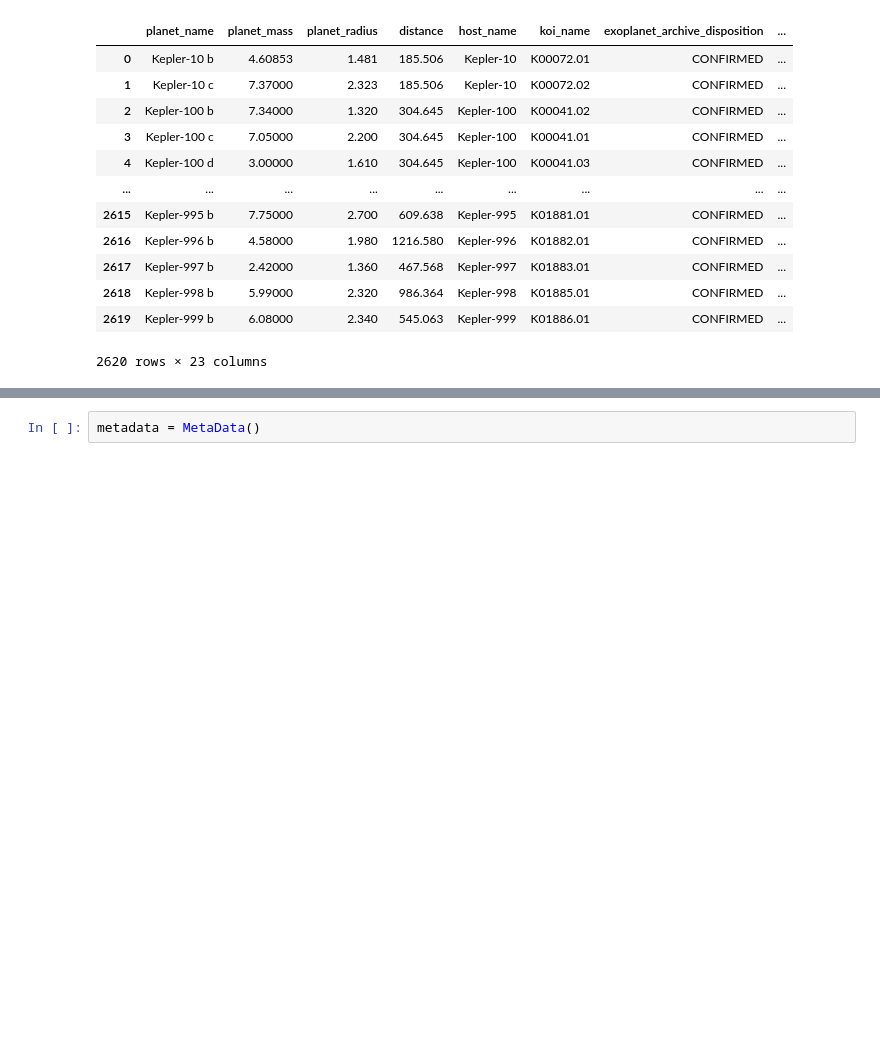
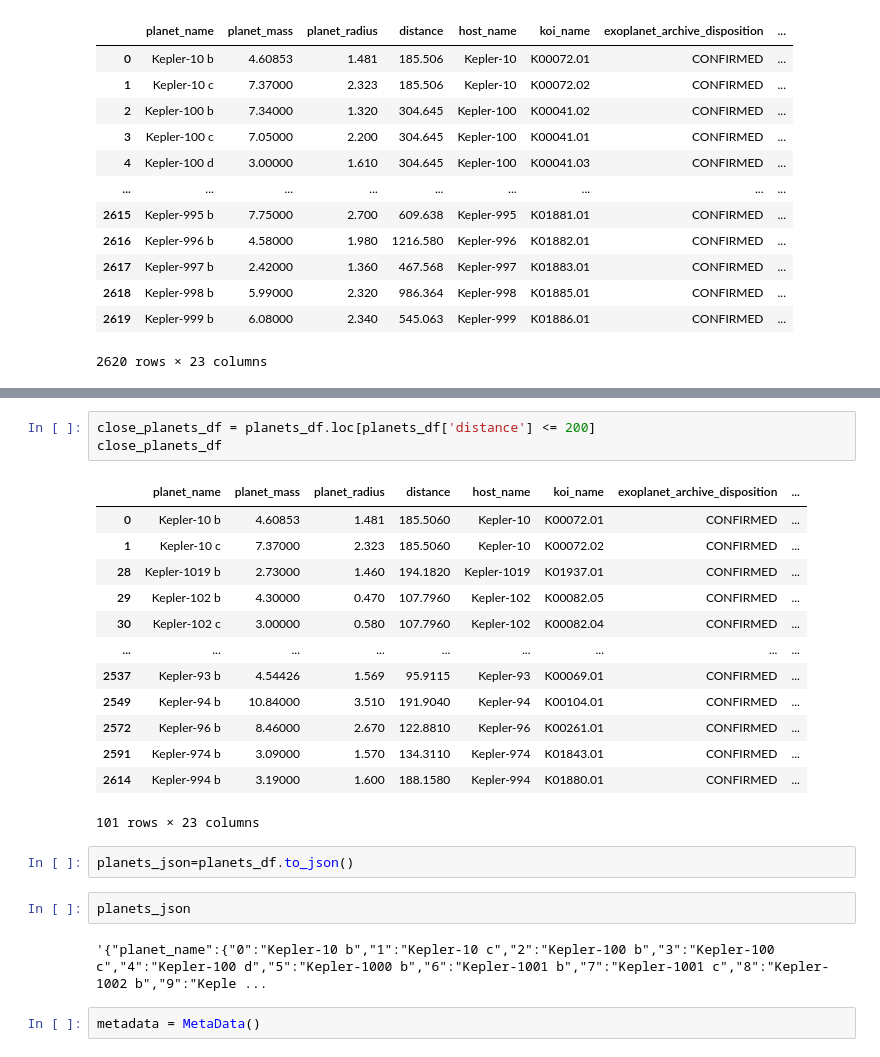
Before and after one commit to LiShanDa2021/exoplanet_detector, a Jupyter notebook: querying_aws_db.ipynb, the cells around one changed output, grey strips where cells are left out. Cells and saved outputs as stored; diff of their text form; blank space fills up the shorter version.

```diff
--- a/querying_aws_db.ipynb
+++ b/querying_aws_db.ipynb
@@ -46,3 +174,26 @@ planets_df
+# %%
+close_planets_df = planets_df.loc[planets_df['distance'] <= 200]
+close_planets_df
+# %% [output]
+|  | planet_name | planet_mass | planet_radius | distance | host_name | koi_name | exoplanet_archive_disposition | ... |
+| 0 | Kepler-10 b | 4.60853 | 1.481 | 185.5060 | Kepler-10 | K00072.01 | CONFIRMED | ... |
+| 1 | Kepler-10 c | 7.37000 | 2.323 | 185.5060 | Kepler-10 | K00072.02 | CONFIRMED | ... |
+| 28 | Kepler-1019 b | 2.73000 | 1.460 | 194.1820 | Kepler-1019 | K01937.01 | CONFIRMED | ... |
+| 29 | Kepler-102 b | 4.30000 | 0.470 | 107.7960 | Kepler-102 | K00082.05 | CONFIRMED | ... |
+| 30 | Kepler-102 c | 3.00000 | 0.580 | 107.7960 | Kepler-102 | K00082.04 | CONFIRMED | ... |
+| ... | ... | ... | ... | ... | ... | ... | ... | ... |
+| 2537 | Kepler-93 b | 4.54426 | 1.569 | 95.9115 | Kepler-93 | K00069.01 | CONFIRMED | ... |
+| 2549 | Kepler-94 b | 10.84000 | 3.510 | 191.9040 | Kepler-94 | K00104.01 | CONFIRMED | ... |
+| 2572 | Kepler-96 b | 8.46000 | 2.670 | 122.8810 | Kepler-96 | K00261.01 | CONFIRMED | ... |
+| 2591 | Kepler-974 b | 3.09000 | 1.570 | 134.3110 | Kepler-974 | K01843.01 | CONFIRMED | ... |
+| 2614 | Kepler-994 b | 3.19000 | 1.600 | 188.1580 | Kepler-994 | K01880.01 | CONFIRMED | ... |
+101 rows × 23 columns
+# %%
+planets_json=planets_df.to_json()
+# %%
+planets_json
+# %% [output]
+'{"planet_name":{"0":"Kepler-10 b","1":"Kepler-10 c","2":"Kepler-100 b","3":"Kepler-100 c","4":"Kepler-100 d","5":"Kepler-1000 b","6":"Kepler-1001 b","7":"Kepler-1001 c","8":"Kepler-1002 b","9":"Keple ...
 # %%
 metadata = MetaData()
 # %%
```
Also changed, not shown: parts of 12 cells of this notebook, 27 other files.
